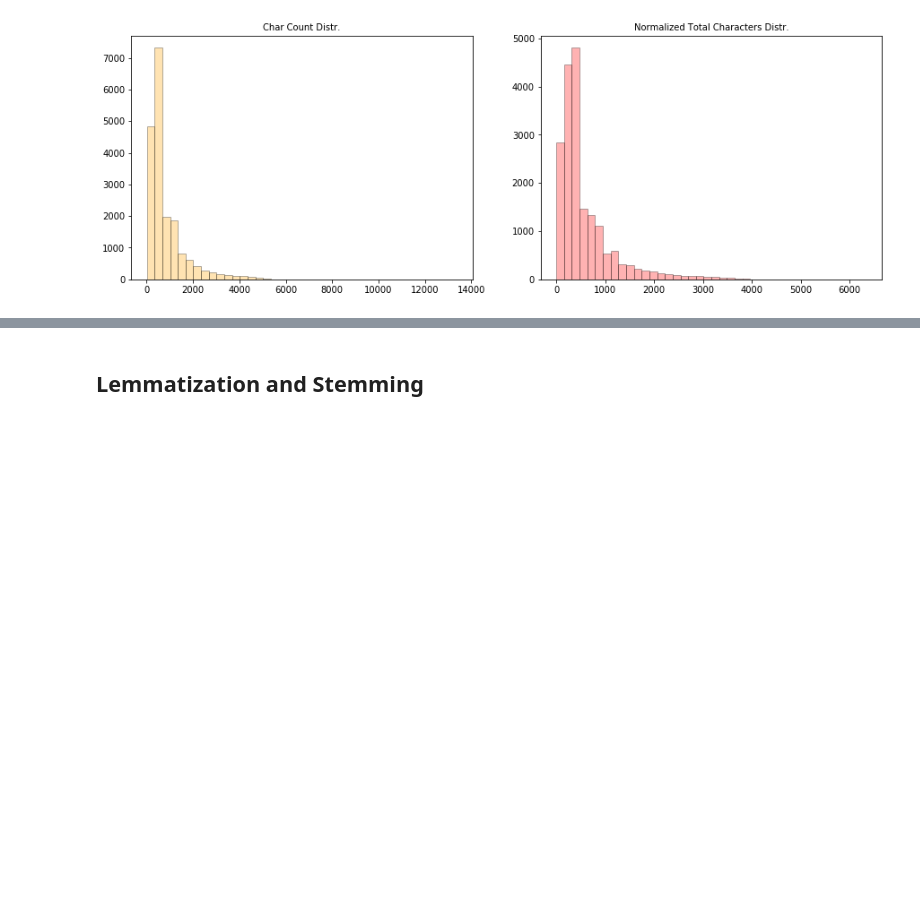
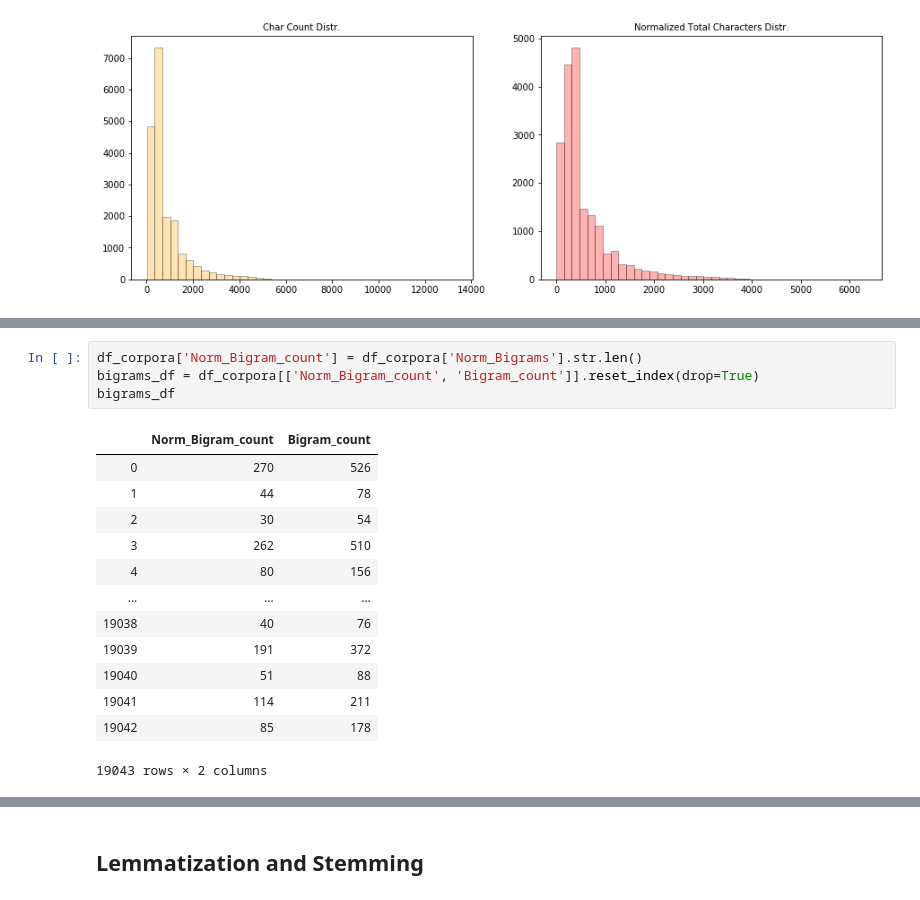
Before and after one commit to sedv8808/Simple_Word_Counting, a Jupyter notebook: Simple_Word_Counting.ipynb, the cells around one changed output, grey strips where cells are left out. Cells and saved outputs as stored; diff of their text form; blank space fills up the shorter version.

```diff
--- a/Simple_Word_Counting.ipynb
+++ b/Simple_Word_Counting.ipynb
@@ -302,0 +317,18 @@ plt.show()
+# %%
+df_corpora['Norm_Bigram_count'] = df_corpora['Norm_Bigrams'].str.len()
+bigrams_df = df_corpora[['Norm_Bigram_count', 'Bigram_count']].reset_index(drop=True)
+bigrams_df
+# %% [output]
+|  | Norm_Bigram_count | Bigram_count |
+| 0 | 270 | 526 |
+| 1 | 44 | 78 |
+| 2 | 30 | 54 |
+| 3 | 262 | 510 |
+| 4 | 80 | 156 |
+| ... | ... | ... |
+| 19038 | 40 | 76 |
+| 19039 | 191 | 372 |
+| 19040 | 51 | 88 |
+| 19041 | 114 | 211 |
+| 19042 | 85 | 178 |
+19043 rows × 2 columns
```
Also changed, not shown: parts of 4 cells of this notebook.
